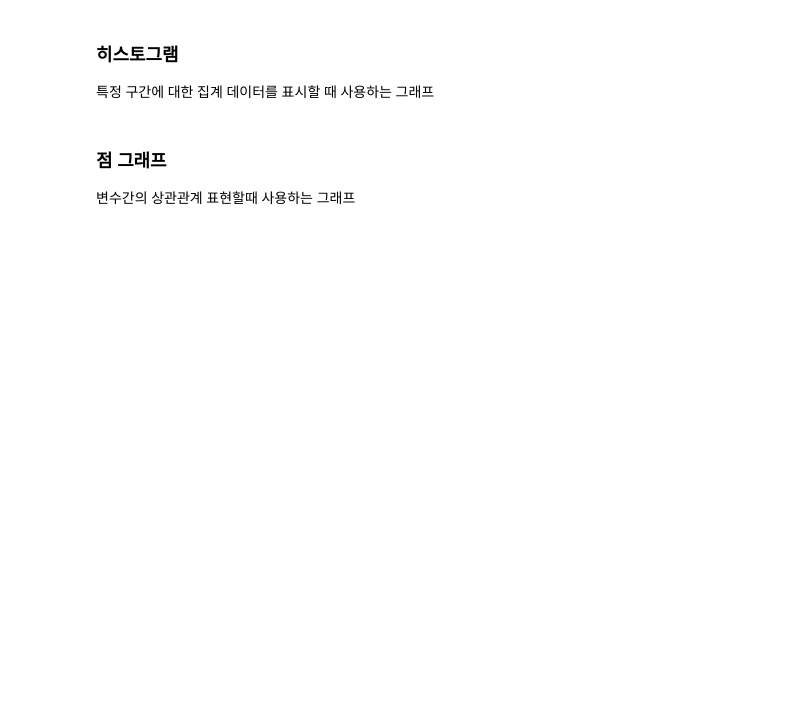
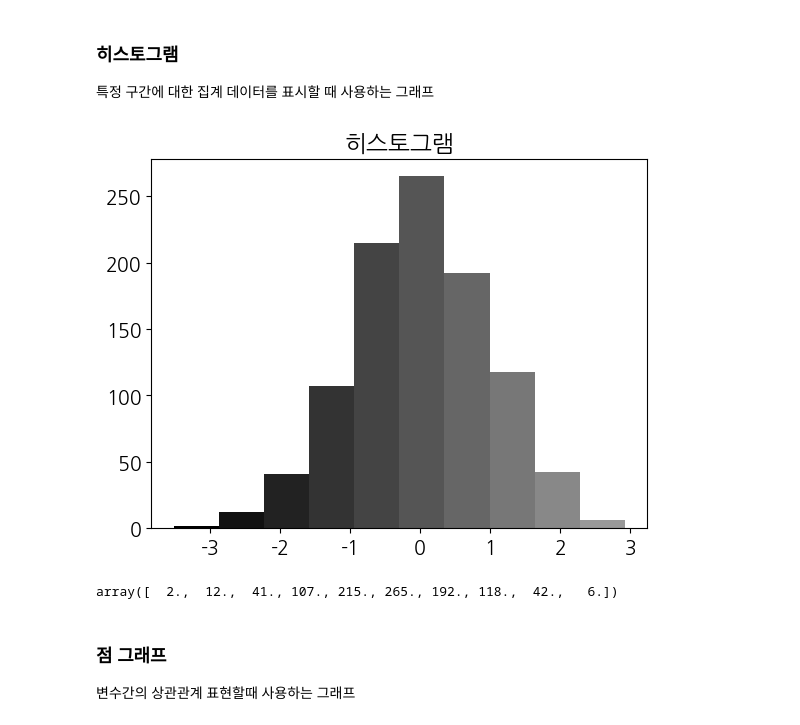
Before and after one commit to OJaes/2025, a Jupyter notebook: python/h_visualize-data.ipynb, the cells around one changed output. Cells and saved outputs as stored; diff of their text form; code cells hidden in the pictures; blank space fills up the shorter version.

```diff
--- a/python/h_visualize-data.ipynb
+++ b/python/h_visualize-data.ipynb
@@ -188,6 +210,20 @@ x축의 값이 분류가 가능한 카테고리 형태일때 bar(), barh() 메
 # %% [markdown]
 ### 히스토그램
 특정 구간에 대한 집계 데이터를 표시할 때 사용하는 그래프
+# %%
+x = np.random.randn(1000)
+plt.title('히스토그램')
+result = plt.hist(x, bins=10, color='skyblue')
+n,bin,patches = result
+for index, patch in enumerate(patches):
+    patch.set_facecolor(f'#{index}{index}{index}{index}{index}{index}')
+plt.show()
+# %% [output]
+[figure, added]
+# %%
+n
+# %% [output]
+array([  2.,  12.,  41., 107., 215., 265., 192., 118.,  42.,   6.])
 # %% [markdown]
 ### 점 그래프
 변수간의 상관관계 표현할때 사용하는 그래프
```
Also changed, not shown: parts of 6 cells of this notebook, 1 other file.
